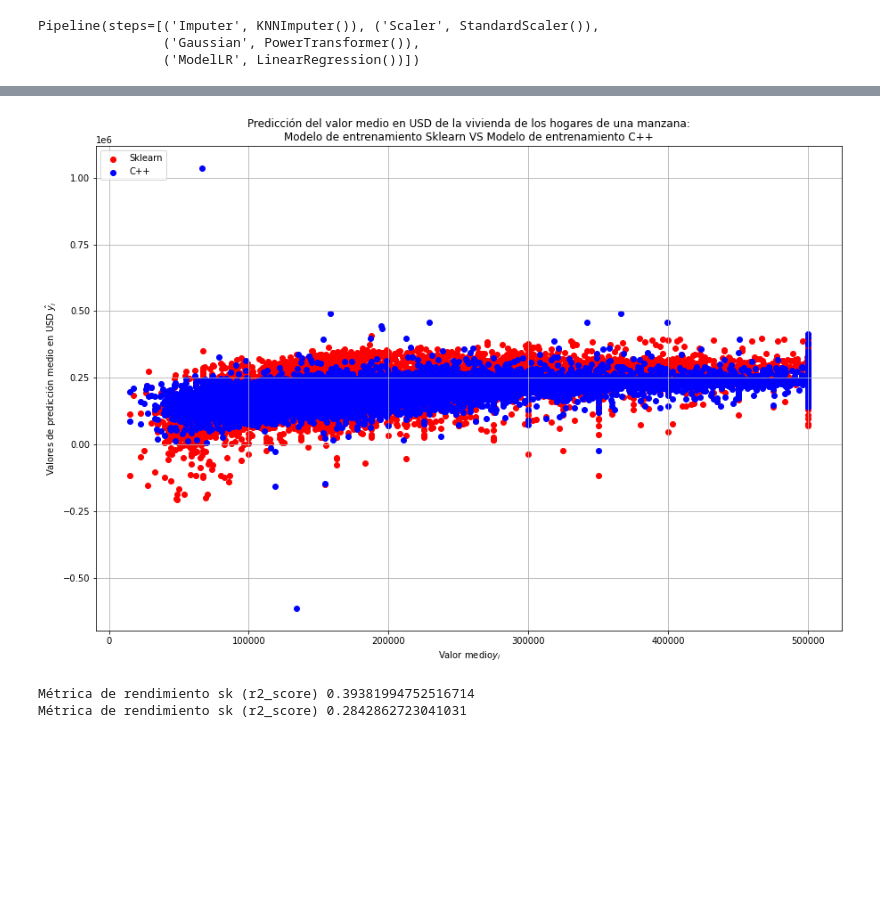
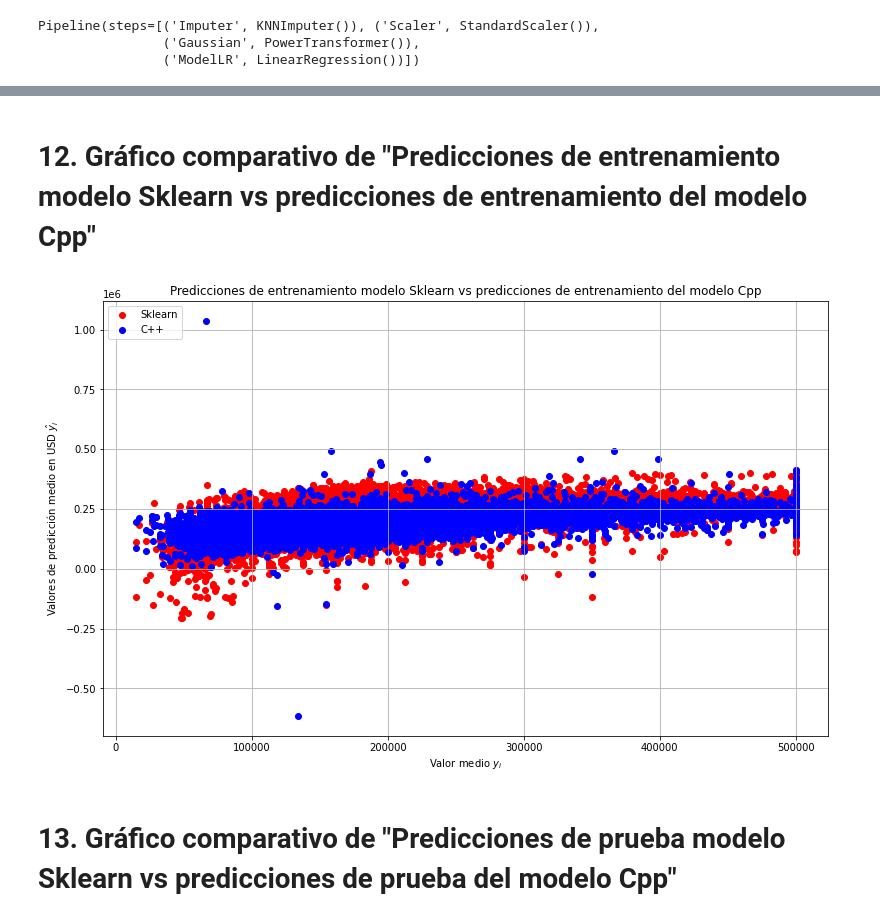
Before and after one commit to Neftcode/CCIA, a Jupyter notebook: HPC03/Parcial_III/ModeloPython/[HPC_03]Parcial_Final_Comprobacion.ipynb, the cells around one changed output, grey strips where cells are left out. Drawn from its saved outputs; the diff is of its cells as text; code cells hidden in the pictures; blank space fills up the shorter version.

```diff
--- a/HPC03/Parcial_III/ModeloPython/[HPC_03]Parcial_Final_Comprobacion.ipynb
+++ b/HPC03/Parcial_III/ModeloPython/[HPC_03]Parcial_Final_Comprobacion.ipynb
@@ -29,9 +32,7 @@ from sklearn.metrics import r2_score
 # %%
-# Se importan los resultados obtenidos en el modelo implementado
-# en C++ (modelo de regresión lineal)
-costoCpp_train = pd.read_csv("https://raw.githubusercontent.com/Neftcode/CCIA/main/HPC03/Parcial_III/LRModeloVF/Debug/vectorCosto_train.txt", header=None)
-thetaCpp_train = pd.read_csv("https://raw.githubusercontent.com/Neftcode/CCIA/main/HPC03/Parcial_III/LRModeloVF/Debug/vectorTheta_train.txt", header=None)
-y_hatCpp_train = pd.read_csv("https://raw.githubusercontent.com/Neftcode/CCIA/main/HPC03/Parcial_III/LRModeloVF/Debug/prediccion_train.txt", header=None)
-costoCpp_test = pd.read_csv("https://raw.githubusercontent.com/Neftcode/CCIA/main/HPC03/Parcial_III/LRModeloVF/Debug/vectorCosto_test.txt", header=None)
-thetaCpp_test = pd.read_csv("https://raw.githubusercontent.com/Neftcode/CCIA/main/HPC03/Parcial_III/LRModeloVF/Debug/vectorTheta_test.txt", header=None)
-y_hatCpp_test = pd.read_csv("https://raw.githubusercontent.com/Neftcode/CCIA/main/HPC03/Parcial_III/LRModeloVF/Debug/prediccion_test.txt", header=None)
+costoCpp_train = pd.read_csv("https://raw.githubusercontent.com/Neftcode/CCIA/main/HPC03/Parcial_III/ModeloC++/Debug/vectorCosto_train.txt", header=None)
+thetaCpp_train = pd.read_csv("https://raw.githubusercontent.com/Neftcode/CCIA/main/HPC03/Parcial_III/ModeloC++/Debug/vectorTheta_train.txt", header=None)
+y_hatCpp_train = pd.read_csv("https://raw.githubusercontent.com/Neftcode/CCIA/main/HPC03/Parcial_III/ModeloC++/Debug/prediccion_train.txt", header=None)
+costoCpp_test = pd.read_csv("https://raw.githubusercontent.com/Neftcode/CCIA/main/HPC03/Parcial_III/ModeloC++/Debug/vectorCosto_test.txt", header=None)
+thetaCpp_test = pd.read_csv("https://raw.githubusercontent.com/Neftcode/CCIA/main/HPC03/Parcial_III/ModeloC++/Debug/vectorTheta_test.txt", header=None)
+y_hatCpp_test = pd.read_csv("https://raw.githubusercontent.com/Neftcode/CCIA/main/HPC03/Parcial_III/ModeloC++/Debug/prediccion_test.txt", header=None)
@@ -38,5 +41,5 @@ y_hatCpp_test = pd.read_csv("https://raw.githubusercontent.com/Neftcode/CCIA/mai
 # %%
-df = pd.read_csv('https://raw.githubusercontent.com/Neftcode/CCIA/main/HPC03/Parcial_III/LRModeloVF/DATASETS/californiaHousingHPC_withheader.csv')
+df = pd.read_csv('https://raw.githubusercontent.com/Neftcode/CCIA/main/HPC03/Parcial_III/ModeloC++/DATASETS/californiaHousingHPC_withheader.csv')
 df.head()
 # %% [output]
 |  | longitude | latitude | housing_median_age | total_rooms | total_bedrooms | population | households | ... |
@@ -136,5 +153,5 @@ Pipeline(steps=[('Imputer', KNNImputer()), ('Scaler', StandardScaler()),
 # %%
 # Se toman los valores de predicción de entrenamiento
-y_hatSk_train = pipe.predict(X_train)
+y_train_hat_sk = pipe.predict(X_train)
 # %%
 # Se toman los valores de predicción de prueba
@@ -142,25 +192,21 @@ y_hatSk_test = pipe.predict(X_test)
+# %% [markdown]
+# 12. Gráfico comparativo de "Predicciones de entrenamiento modelo Sklearn vs predicciones de entrenamiento del modelo Cpp"
 # %%
 # Se presentan las gráficas de predicciones de entrenamiento entre el
 # modelo C++ y el modelo Sklearn
-fig, axes = plt.subplots(figsize=(15, 10))
-plt.scatter(y_train, y_hatSk_train, c='r', label='Sklearn')
+fig, axes = plt.subplots(figsize=(13, 8))
+plt.scatter(y_train, y_train_hat_sk, c='r', label='Sklearn')
 plt.scatter(y_train, y_hatCpp_train, c='b', label='C++')
 plt.legend(loc=2)
 plt.grid()
-plt.title('Predicción del valor medio en USD de la vivienda de los hogares de una manzana:\nModelo de entrenamiento Sklearn VS Modelo de entrenamiento C++')
-plt.xlabel('Valor medio$y_i$')
+plt.title('Predicciones de entrenamiento modelo Sklearn vs predicciones de entrenamiento del modelo Cpp')
+plt.xlabel('Valor medio $y_i$')
 plt.ylabel('Valores de predicción medio en USD $\hat{y_i}$')
 plt.show()
 # %% [output]
-[figure, old version]
+[figure, new version]
-# %%
-r2Sk_train = r2_score(y_train, y_hatSk_train)
-r2Cpp_train = r2_score(y_train, y_hatCpp_train)
-print(f'Métrica de rendimiento sk (r2_score) {r2Sk_train}')
-print(f'Métrica de rendimiento sk (r2_score) {r2Cpp_train}')
-# %% [output]
-Métrica de rendimiento sk (r2_score) 0.39381994752516714
-Métrica de rendimiento sk (r2_score) 0.2842862723041031
+# %% [markdown]
+# 13. Gráfico comparativo de "Predicciones de prueba modelo Sklearn vs predicciones de prueba del modelo Cpp"
 # %%
 # Se presentan las gráficas de predicciones de prueba entre el
 # modelo C++ y el modelo Sklearn
```
Also changed, not shown: parts of 27 cells of this notebook.
